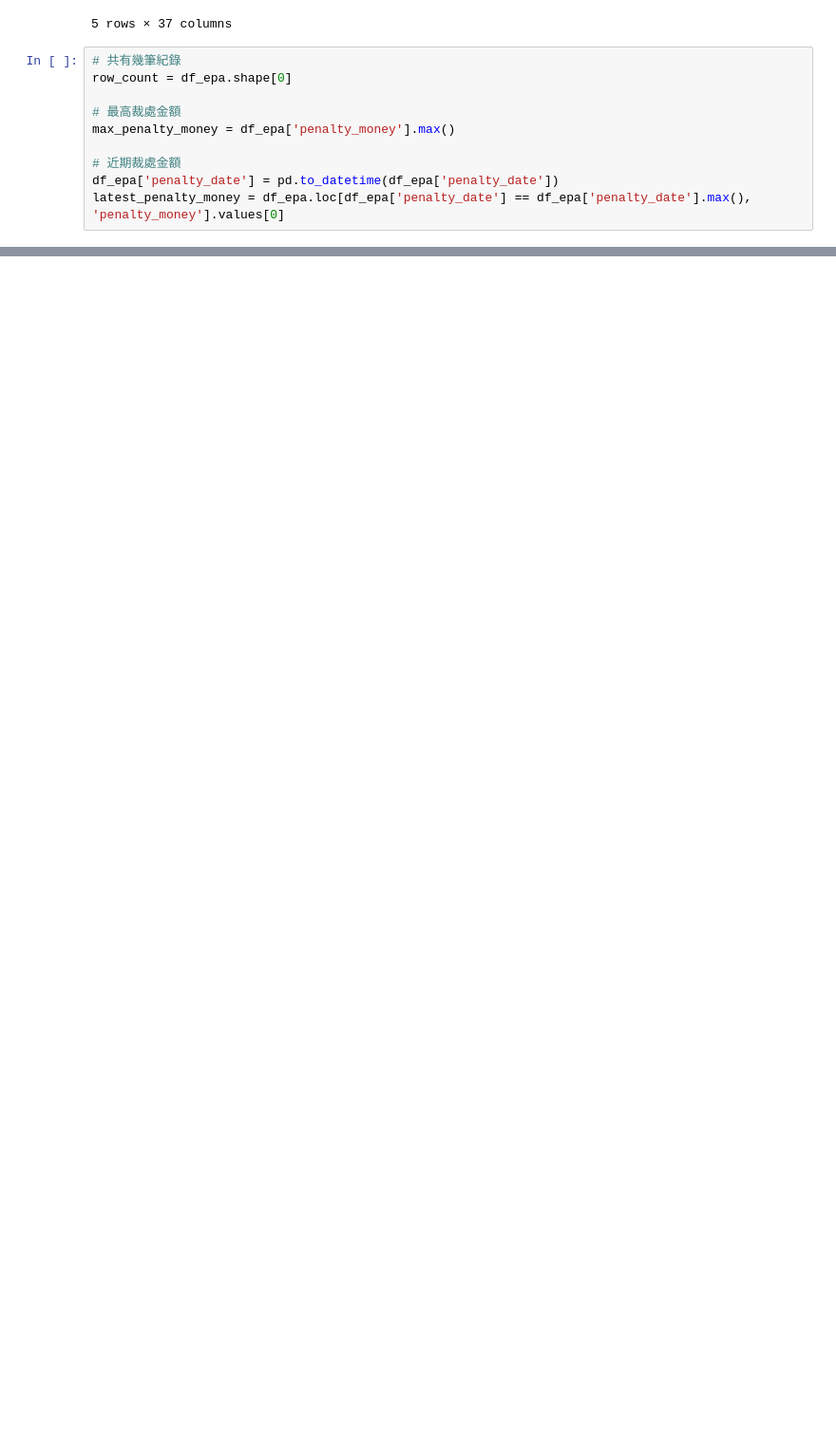
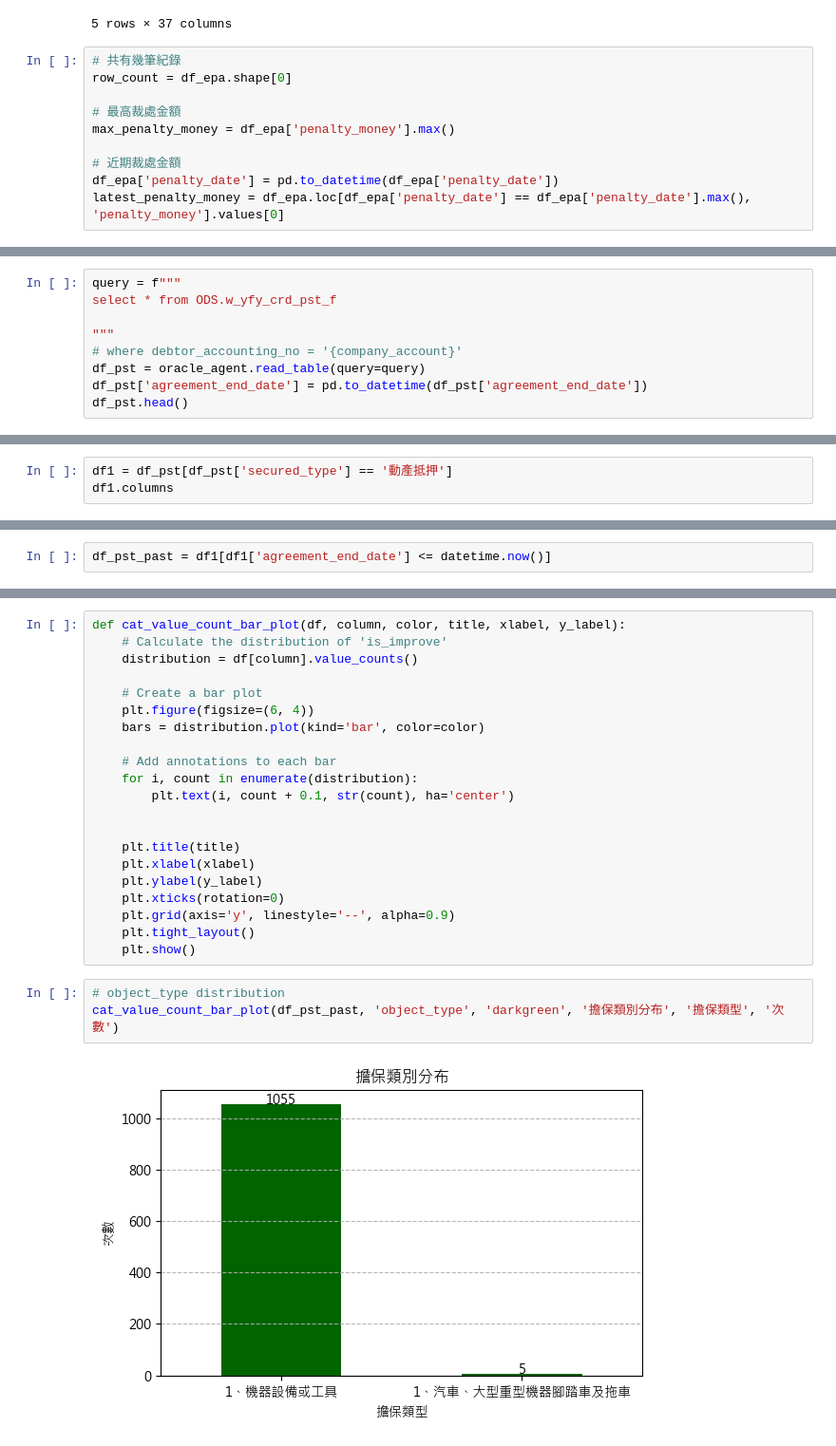
Before and after one commit to YFYDataTeam/credit_investigation, a Jupyter notebook: backend/test1.ipynb, the cells around one changed output, grey strips where cells are left out. Shown at 95% size. Saved outputs shown, nothing was run; the diff lists cells and outputs as text; blank space fills up the shorter version.

```diff
--- a/backend/test1.ipynb
+++ b/backend/test1.ipynb
@@ -203,0 +192,9 @@ EPA_report
+# %%
+query = f"""
+select * from ODS.w_yfy_crd_pst_f
+
+"""
+# where debtor_accounting_no = '{company_account}'
+df_pst = oracle_agent.read_table(query=query)
+df_pst['agreement_end_date'] = pd.to_datetime(df_pst['agreement_end_date'])
+df_pst.head()
@@ -203,0 +225,3 @@ EPA_report
+# %%
+df1 = df_pst[df_pst['secured_type'] == '動產抵押']
+df1.columns
@@ -203,0 +257,2 @@ EPA_report
+# %%
+df_pst_past = df1[df1['agreement_end_date'] <= datetime.now()]
@@ -203,0 +275,26 @@ EPA_report
+# %%
+def cat_value_count_bar_plot(df, column, color, title, xlabel, y_label):
+    # Calculate the distribution of 'is_improve'
+    distribution = df[column].value_counts()
+
+    # Create a bar plot
+    plt.figure(figsize=(6, 4))
+    bars = distribution.plot(kind='bar', color=color)
+
+    # Add annotations to each bar
+    for i, count in enumerate(distribution):
+        plt.text(i, count + 0.1, str(count), ha='center')
+
+
+    plt.title(title)
+    plt.xlabel(xlabel)
+    plt.ylabel(y_label)
+    plt.xticks(rotation=0)
+    plt.grid(axis='y', linestyle='--', alpha=0.9)
+    plt.tight_layout()
+    plt.show()
+# %%
+# object_type distribution
+cat_value_count_bar_plot(df_pst_past, 'object_type', 'darkgreen', '擔保類別分布', '擔保類型', '次數')
+# %% [output]
+[figure, added]
```
Also changed, not shown: parts of 20 cells of this notebook, 32 other files.
